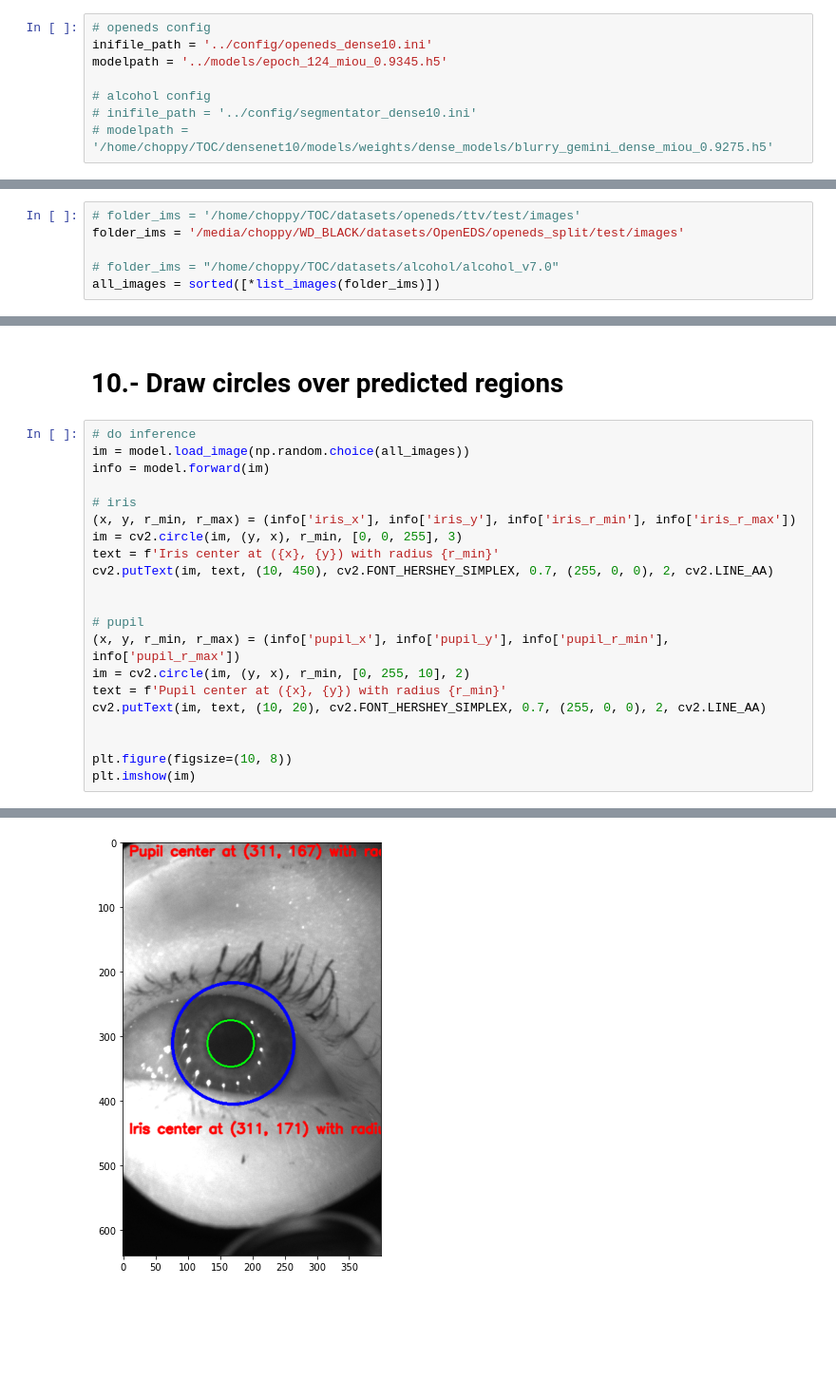
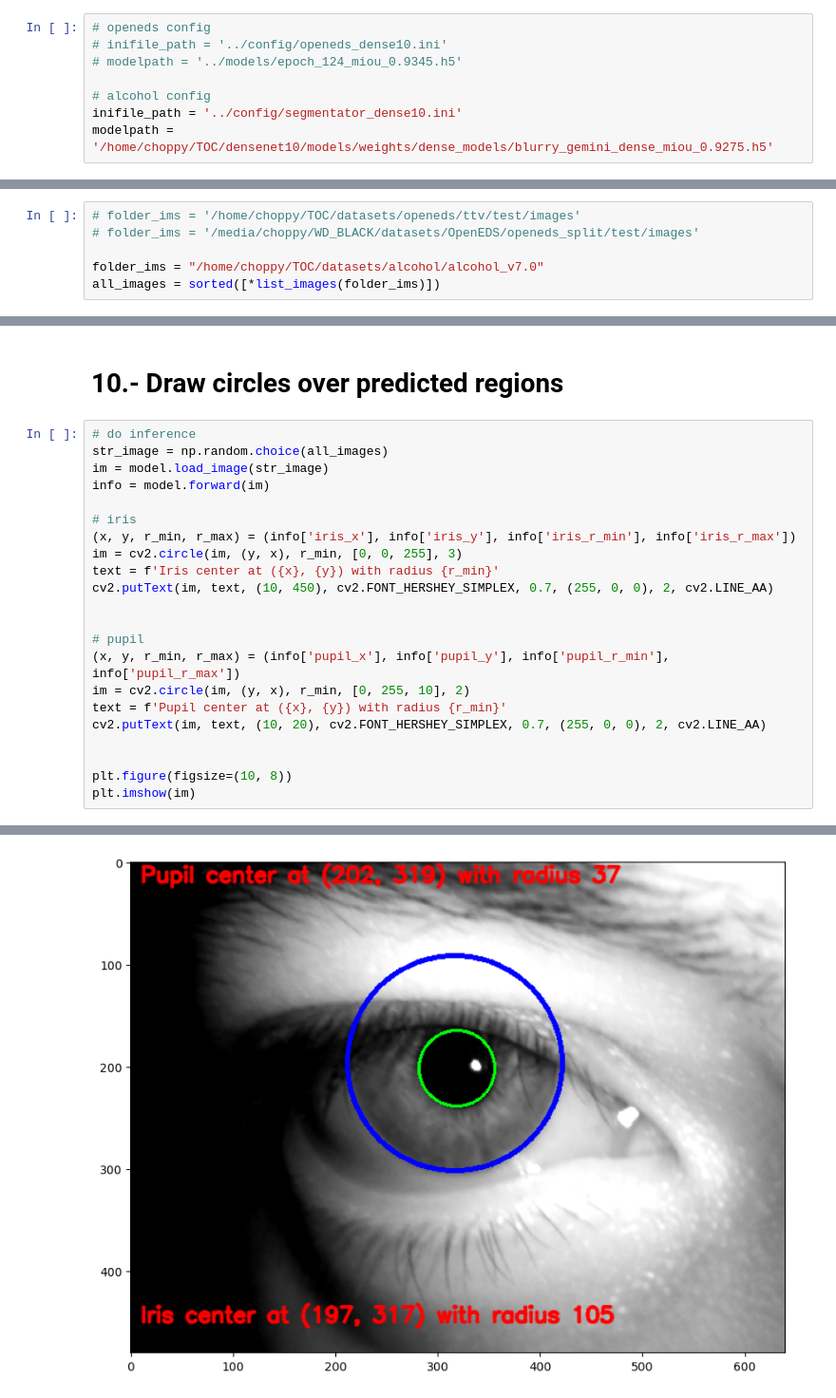
Before and after one commit to Choapinus/DenseNet10, a Jupyter notebook: notebooks/DenseSegmentatorClass.ipynb, the cells around one changed output, grey strips where cells are left out. Shown: that part at 95% size. Cells and saved outputs as stored; diff of their text form; blank space fills up the shorter version.

```diff
--- a/notebooks/DenseSegmentatorClass.ipynb
+++ b/notebooks/DenseSegmentatorClass.ipynb
@@ -50,12 +44,12 @@ coreClock: 1.335GHz coreCount: 24 deviceMemorySize: 5.80GiB deviceMemoryBandwidt
 # 2.- Set path of weights and config file
 # %%
 # openeds config
-inifile_path = '../config/openeds_dense10.ini'
-modelpath = '../models/epoch_124_miou_0.9345.h5'
+# inifile_path = '../config/openeds_dense10.ini'
+# modelpath = '../models/epoch_124_miou_0.9345.h5'
 
 # alcohol config
-# inifile_path = '../config/segmentator_dense10.ini'
-# modelpath = '/home/choppy/TOC/densenet10/models/weights/dense_models/blurry_gemini_dense_miou_0.9275.h5'
+inifile_path = '../config/segmentator_dense10.ini'
+modelpath = '/home/choppy/TOC/densenet10/models/weights/dense_models/blurry_gemini_dense_miou_0.9275.h5'
 # %% [markdown]
 # 3.- Instance and load model
 # %%
@@ -82,9 +68,9 @@ coreClock: 1.335GHz coreCount: 24 deviceMemorySize: 5.80GiB deviceMemoryBandwidt
 # 4.- Load example images
 # %%
 # folder_ims = '/home/choppy/TOC/datasets/openeds/ttv/test/images'
-folder_ims = '/media/choppy/WD_BLACK/datasets/OpenEDS/openeds_split/test/images'
+# folder_ims = '/media/choppy/WD_BLACK/datasets/OpenEDS/openeds_split/test/images'
 
-# folder_ims = "/home/choppy/TOC/datasets/alcohol/alcohol_v7.0"
+folder_ims = "/home/choppy/TOC/datasets/alcohol/alcohol_v7.0"
 all_images = sorted([*list_images(folder_ims)])
 # %% [markdown]
 # 5.- Select image to segmentate
@@ -161,25 +150,26 @@ original_shape:          [640, 400]
 # 10.- Draw circles over predicted regions
 # %%
 # do inference
-im = model.load_image(np.random.choice(all_images))
+str_image = np.random.choice(all_images)
+im = model.load_image(str_image)
 info = model.forward(im)
 
 # iris
 (x, y, r_min, r_max) = (info['iris_x'], info['iris_y'], info['iris_r_min'], info['iris_r_max'])
 im = cv2.circle(im, (y, x), r_min, [0, 0, 255], 3)
 text = f'Iris center at ({x}, {y}) with radius {r_min}'
 cv2.putText(im, text, (10, 450), cv2.FONT_HERSHEY_SIMPLEX, 0.7, (255, 0, 0), 2, cv2.LINE_AA)
 
 
 # pupil
 (x, y, r_min, r_max) = (info['pupil_x'], info['pupil_y'], info['pupil_r_min'], info['pupil_r_max'])
 im = cv2.circle(im, (y, x), r_min, [0, 255, 10], 2)
 text = f'Pupil center at ({x}, {y}) with radius {r_min}'
 cv2.putText(im, text, (10, 20), cv2.FONT_HERSHEY_SIMPLEX, 0.7, (255, 0, 0), 2, cv2.LINE_AA)
 
 
 plt.figure(figsize=(10, 8))
 plt.imshow(im)
 # %% [output]
 <matplotlib.image.AxesImage at 0x...>
-[figure, old version]
+[figure, new version]
```
Also changed, not shown: parts of 12 cells of this notebook, 5 other files.
